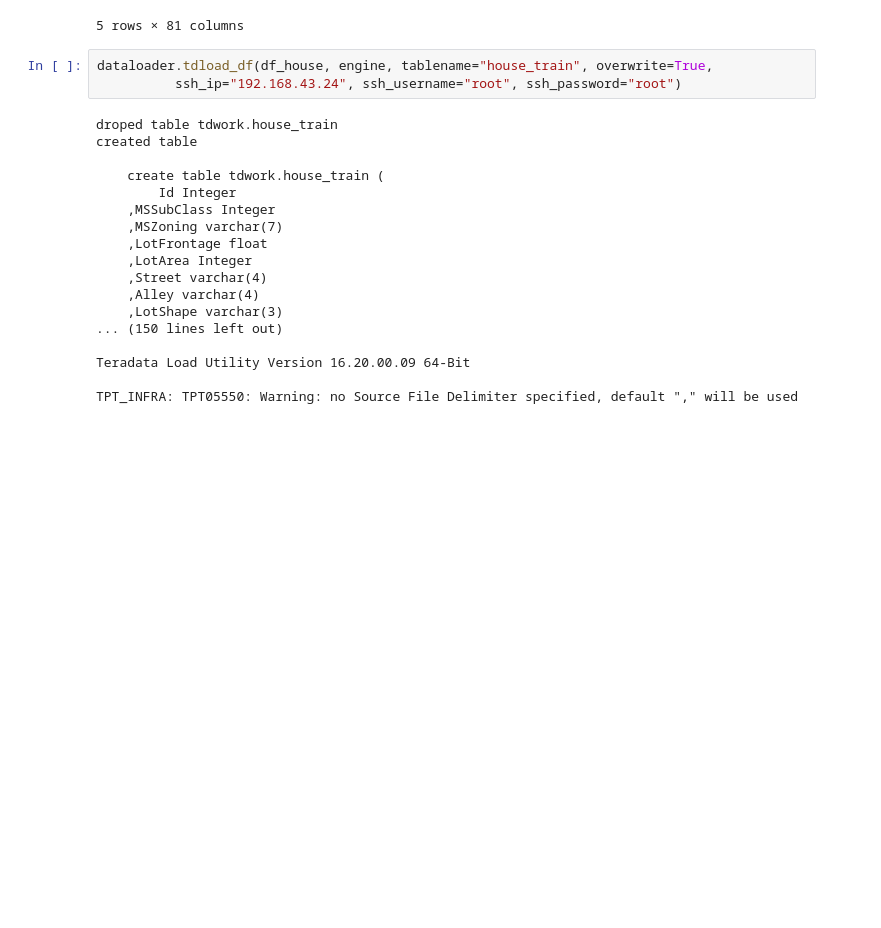
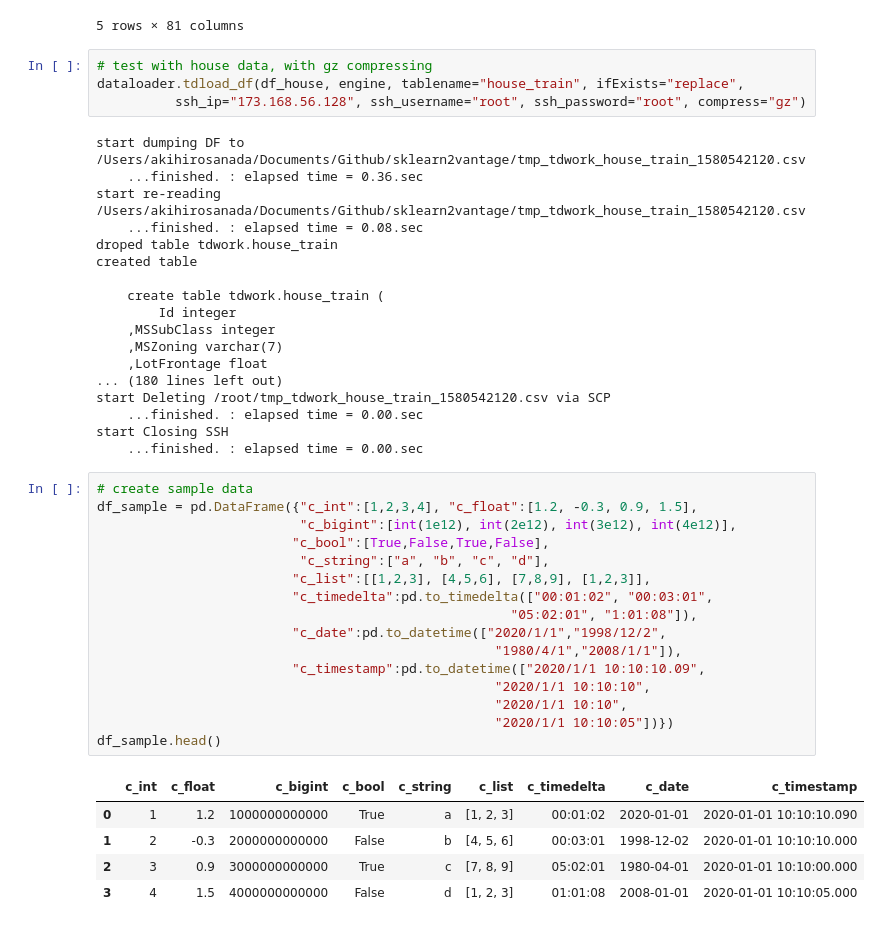
Before and after one commit to Yukimura66/sklearn2vantage, a Jupyter notebook: HowToUseDataloader.ipynb, the cells around one changed output. Saved outputs shown, nothing was run; the diff lists cells and outputs as text; blank space fills up the shorter version.

Commit message:
update CreateTable

```diff
--- a/HowToUseDataloader.ipynb
+++ b/HowToUseDataloader.ipynb
@@ -86,23 +156,46 @@ df_house.head()
 | 4 | 5 | 60 | RL | 84.0 | 14260 | Pave | NaN | IR1 | Lvl | ... |
 5 rows × 81 columns
 # %%
-dataloader.tdload_df(df_house, engine, tablename="house_train", overwrite=True,
-          ssh_ip="192.168.43.24", ssh_username="root", ssh_password="root")
+# test with house data, with gz compressing
+dataloader.tdload_df(df_house, engine, tablename="house_train", ifExists="replace",
+          ssh_ip="173.168.56.128", ssh_username="root", ssh_password="root", compress="gz")
 # %% [output]
+start dumping DF to /Users/akihirosanada/Documents/Github/sklearn2vantage/tmp_tdwork_house_train_1580542120.csv
+    ...finished. : elapsed time = 0.36.sec
+start re-reading /Users/akihirosanada/Documents/Github/sklearn2vantage/tmp_tdwork_house_train_1580542120.csv
+    ...finished. : elapsed time = 0.08.sec
 droped table tdwork.house_train
 created table
 
     create table tdwork.house_train (
-        Id Integer
-    ,MSSubClass Integer
+        Id integer
+    ,MSSubClass integer
     ,MSZoning varchar(7)
     ,LotFrontage float
-    ,LotArea Integer
-    ,Street varchar(4)
-    ,Alley varchar(4)
-    ,LotShape varchar(3)
-... (150 lines left out)
-
-Teradata Load Utility Version 16.20.00.09 64-Bit
-
-TPT_INFRA: TPT05550: Warning: no Source File Delimiter specified, default "," will be used
+... (180 lines left out)
+start Deleting /root/tmp_tdwork_house_train_1580542120.csv via SCP
+    ...finished. : elapsed time = 0.00.sec
+start Closing SSH
+    ...finished. : elapsed time = 0.00.sec
+# %%
+# create sample data
+df_sample = pd.DataFrame({"c_int":[1,2,3,4], "c_float":[1.2, -0.3, 0.9, 1.5],
+                          "c_bigint":[int(1e12), int(2e12), int(3e12), int(4e12)],
+                         "c_bool":[True,False,True,False],
+                          "c_string":["a", "b", "c", "d"],
+                         "c_list":[[1,2,3], [4,5,6], [7,8,9], [1,2,3]],
+                         "c_timedelta":pd.to_timedelta(["00:01:02", "00:03:01",
+                                                     "05:02:01", "1:01:08"]),
+                         "c_date":pd.to_datetime(["2020/1/1","1998/12/2",
+                                                   "1980/4/1","2008/1/1"]),
+                         "c_timestamp":pd.to_datetime(["2020/1/1 10:10:10.09",
+                                                   "2020/1/1 10:10:10",
+                                                   "2020/1/1 10:10",
+                                                   "2020/1/1 10:10:05"])})
+df_sample.head()
+# %% [output]
+|  | c_int | c_float | c_bigint | c_bool | c_string | c_list | c_timedelta | c_date | c_timestamp |
+| 0 | 1 | 1.2 | 1000000000000 | True | a | [1, 2, 3] | 00:01:02 | 2020-01-01 | 2020-01-01 10:10:10.090 |
+| 1 | 2 | -0.3 | 2000000000000 | False | b | [4, 5, 6] | 00:03:01 | 1998-12-02 | 2020-01-01 10:10:10.000 |
+| 2 | 3 | 0.9 | 3000000000000 | True | c | [7, 8, 9] | 05:02:01 | 1980-04-01 | 2020-01-01 10:10:00.000 |
+| 3 | 4 | 1.5 | 4000000000000 | False | d | [1, 2, 3] | 01:01:08 | 2008-01-01 | 2020-01-01 10:10:05.000 |
```
Also changed, not shown: parts of 15 cells of this notebook, 1 other file.
